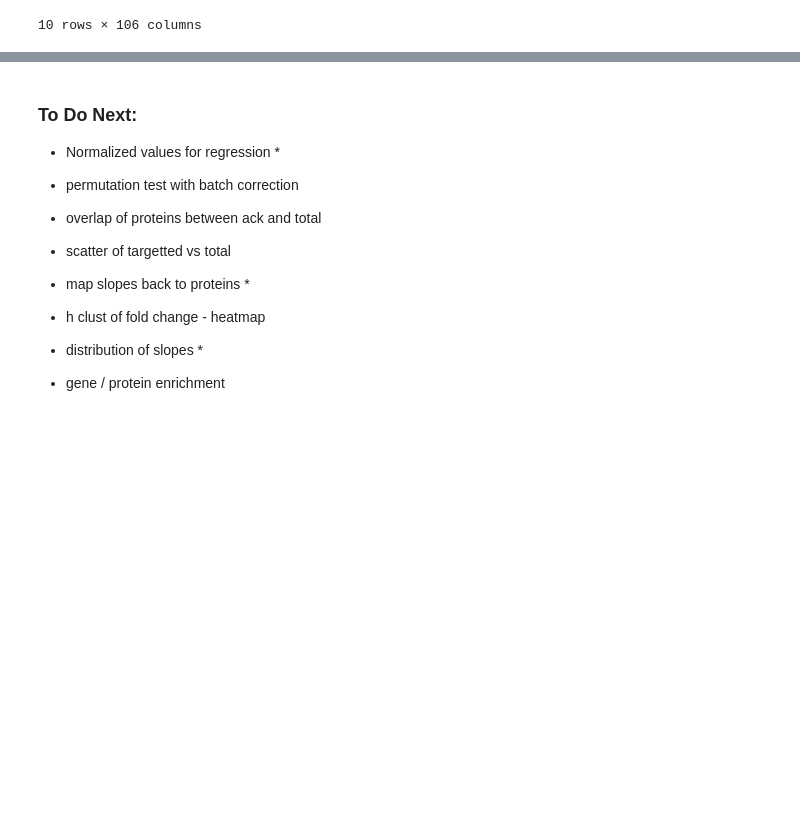
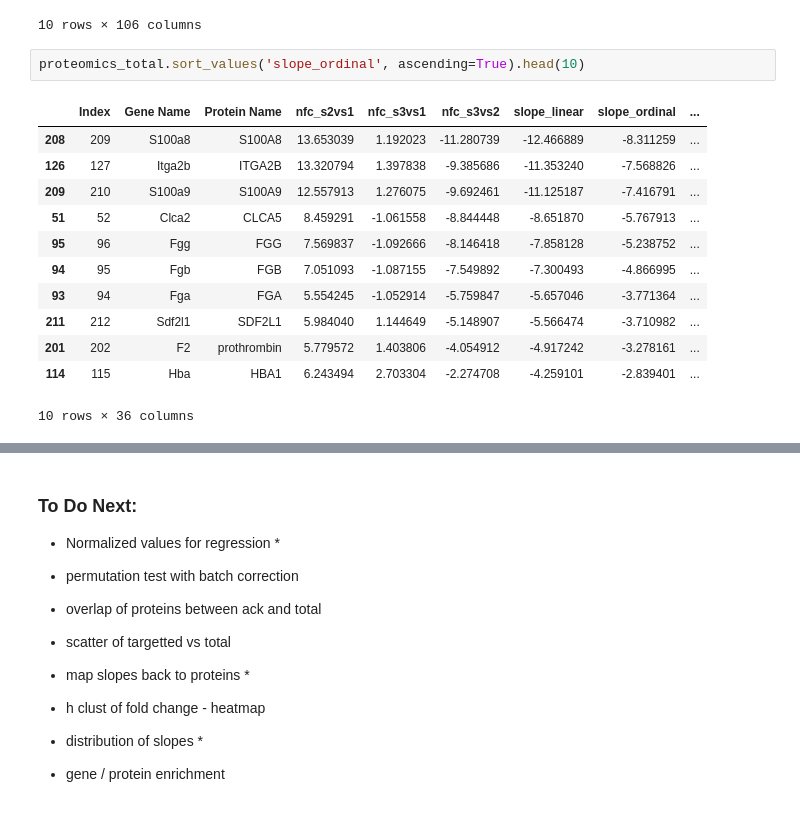
Before and after one commit to KyraGriffin/bmsip_internship_seta, a Jupyter notebook: protein_isolation.ipynb, the cells around one changed output, grey strips where cells are left out. Cells and saved outputs as stored; diff of their text form; blank space fills up the shorter version.

```diff
--- a/protein_isolation.ipynb
+++ b/protein_isolation.ipynb
@@ -605,3 +592,18 @@ proteomics_ack.sort_values('slope_ordinal', ascending=False).head(10)
 | 549 | 3996 | 550 | -15.129610 | 1.728010 | 23.923810 | 19.526710 | 13.017807 | 2.109946e+07 | ... |
 | 359 | 2752 | 360 | -33.623690 | -6.970972 | 4.413758 | 19.018724 | 12.679149 | 1.622613e+07 | ... |
 10 rows × 106 columns
+# %%
+proteomics_total.sort_values('slope_ordinal', ascending=True).head(10)
+# %% [output]
+|  | Index | Gene Name | Protein Name | nfc_s2vs1 | nfc_s3vs1 | nfc_s3vs2 | slope_linear | slope_ordinal | ... |
+| 208 | 209 | S100a8 | S100A8 | 13.653039 | 1.192023 | -11.280739 | -12.466889 | -8.311259 | ... |
+| 126 | 127 | Itga2b | ITGA2B | 13.320794 | 1.397838 | -9.385686 | -11.353240 | -7.568826 | ... |
+| 209 | 210 | S100a9 | S100A9 | 12.557913 | 1.276075 | -9.692461 | -11.125187 | -7.416791 | ... |
+| 51 | 52 | Clca2 | CLCA5 | 8.459291 | -1.061558 | -8.844448 | -8.651870 | -5.767913 | ... |
+| 95 | 96 | Fgg | FGG | 7.569837 | -1.092666 | -8.146418 | -7.858128 | -5.238752 | ... |
+| 94 | 95 | Fgb | FGB | 7.051093 | -1.087155 | -7.549892 | -7.300493 | -4.866995 | ... |
+| 93 | 94 | Fga | FGA | 5.554245 | -1.052914 | -5.759847 | -5.657046 | -3.771364 | ... |
+| 211 | 212 | Sdf2l1 | SDF2L1 | 5.984040 | 1.144649 | -5.148907 | -5.566474 | -3.710982 | ... |
+| 201 | 202 | F2 | prothrombin | 5.779572 | 1.403806 | -4.054912 | -4.917242 | -3.278161 | ... |
+| 114 | 115 | Hba | HBA1 | 6.243494 | 2.703304 | -2.274708 | -4.259101 | -2.839401 | ... |
+10 rows × 36 columns
```
Also changed, not shown: parts of 10 cells of this notebook.
